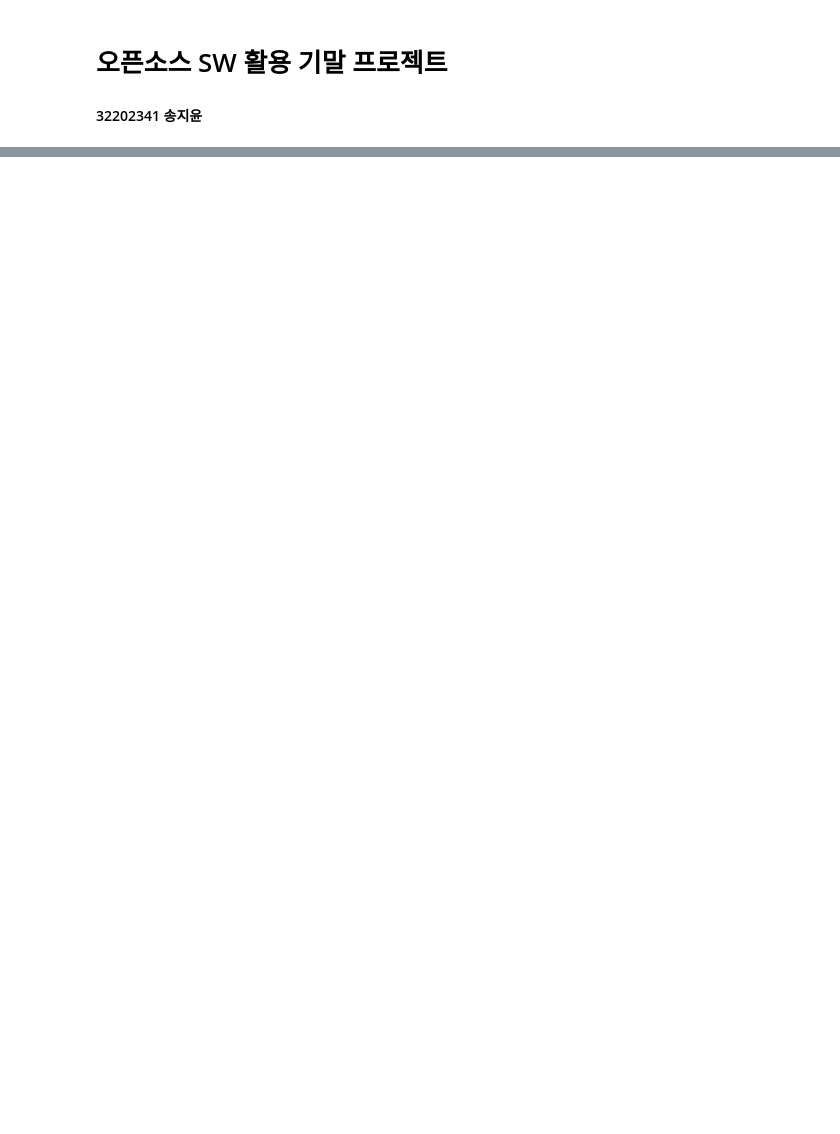
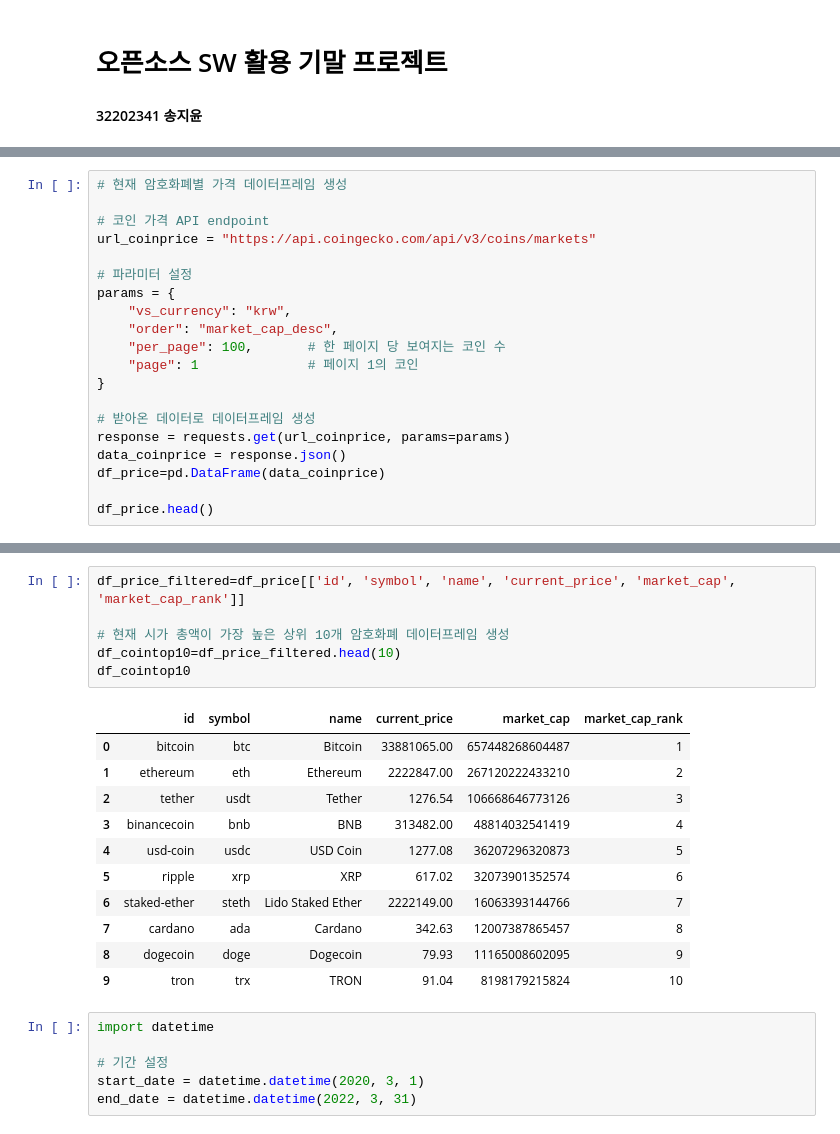
Before and after one commit to sojoyfulyouth/Pandas_DataAnalysis, a Jupyter notebook: Final project/final.ipynb, the cells around one changed output, grey strips where cells are left out. Cells and saved outputs as stored; diff of their text form; blank space fills up the shorter version.

```diff
--- a/Final project/final.ipynb
+++ b/Final project/final.ipynb
@@ -39,0 +124,20 @@ print(df)
+# %%
+# 현재 암호화폐별 가격 데이터프레임 생성
+
+# 코인 가격 API endpoint
+url_coinprice = "https://api.coingecko.com/api/v3/coins/markets"
+
+# 파라미터 설정
+params = {
+    "vs_currency": "krw",
+    "order": "market_cap_desc",
+    "per_page": 100,       # 한 페이지 당 보여지는 코인 수
+    "page": 1              # 페이지 1의 코인
+}
+
+# 받아온 데이터로 데이터프레임 생성
+response = requests.get(url_coinprice, params=params)
+data_coinprice = response.json()
+df_price=pd.DataFrame(data_coinprice)
+
+df_price.head()
@@ -40 +160,25 @@ print(df)
+# %%
+df_price_filtered=df_price[['id', 'symbol', 'name', 'current_price', 'market_cap', 'market_cap_rank']]
+
+# 현재 시가 총액이 가장 높은 상위 10개 암호화폐 데이터프레임 생성
+df_cointop10=df_price_filtered.head(10)
+df_cointop10
+# %% [output]
+|  | id | symbol | name | current_price | market_cap | market_cap_rank |
+| 0 | bitcoin | btc | Bitcoin | 33881065.00 | 657448268604487 | 1 |
+| 1 | ethereum | eth | Ethereum | 2222847.00 | 267120222433210 | 2 |
+| 2 | tether | usdt | Tether | 1276.54 | 106668646773126 | 3 |
+| 3 | binancecoin | bnb | BNB | 313482.00 | 48814032541419 | 4 |
+| 4 | usd-coin | usdc | USD Coin | 1277.08 | 36207296320873 | 5 |
+| 5 | ripple | xrp | XRP | 617.02 | 32073901352574 | 6 |
+| 6 | staked-ether | steth | Lido Staked Ether | 2222149.00 | 16063393144766 | 7 |
+| 7 | cardano | ada | Cardano | 342.63 | 12007387865457 | 8 |
+| 8 | dogecoin | doge | Dogecoin | 79.93 | 11165008602095 | 9 |
+| 9 | tron | trx | TRON | 91.04 | 8198179215824 | 10 |
+# %%
+import datetime
+
+# 기간 설정
+start_date = datetime.datetime(2020, 3, 1)
+end_date = datetime.datetime(2022, 3, 31)
 # %%
```
Also changed, not shown: parts of 23 cells of this notebook.
